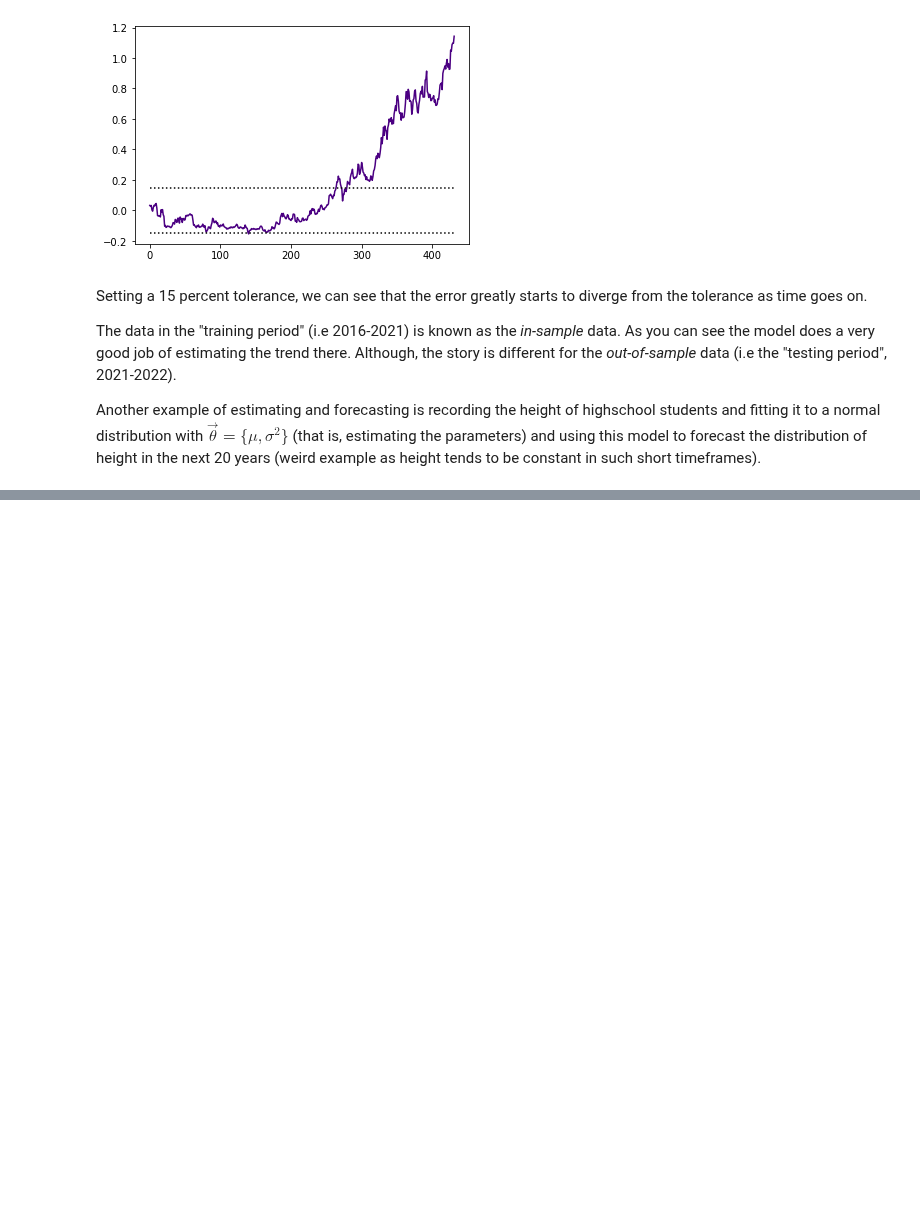
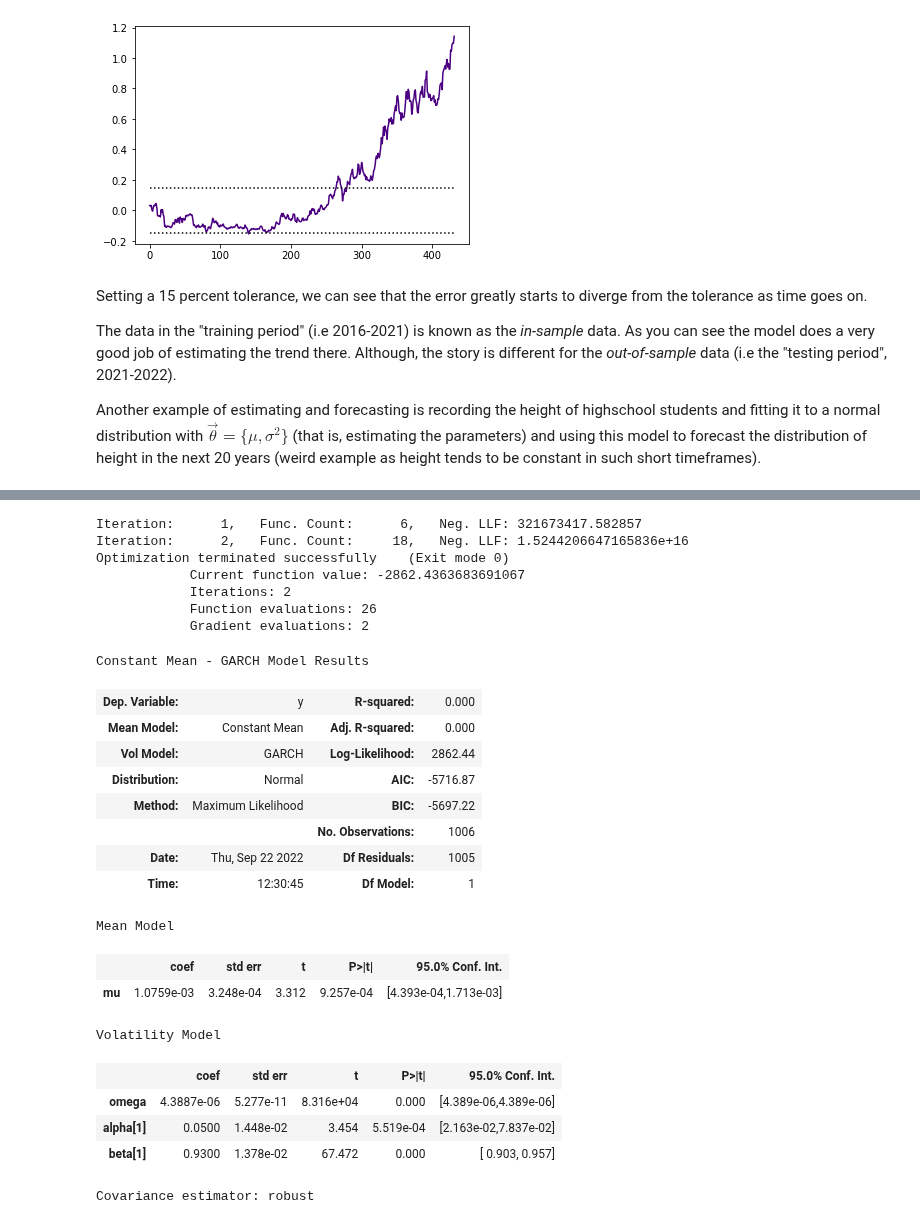
Before and after one commit to theheavygluon/Risk-Management-Course, a Jupyter notebook: Lecture 7 - Risk Backtesting and Forecasting.ipynb, the cells around one changed output, grey strips where cells are left out. Cells and saved outputs as stored; diff of their text form; code cells hidden in the pictures; blank space fills up the shorter version.

```diff
--- a/Lecture 7 - Risk Backtesting and Forecasting.ipynb
+++ b/Lecture 7 - Risk Backtesting and Forecasting.ipynb
@@ -116,0 +188,33 @@ The Kupiec Test is accepted or rejected based on only how many VaR exceedances t
+# %%
+from arch import arch_model
+
+sigma_estimate = arch_model(training_data, p=1, q=1,dist='normal')
+sigma_estimate = sigma_estimate.fit() ## fitting the training data to a GARCH(1,1) model
+
+sigma_estimate.summary()
+# %% [output]
+Iteration:      1,   Func. Count:      6,   Neg. LLF: 321673417.582857
+Iteration:      2,   Func. Count:     18,   Neg. LLF: 1.5244206647165836e+16
+Optimization terminated successfully    (Exit mode 0)
+            Current function value: -2862.4363683691067
+            Iterations: 2
+            Function evaluations: 26
+            Gradient evaluations: 2
+Constant Mean - GARCH Model Results
+| Dep. Variable: | y | R-squared: | 0.000 |
+| Mean Model: | Constant Mean | Adj. R-squared: | 0.000 |
+| Vol Model: | GARCH | Log-Likelihood: | 2862.44 |
+| Distribution: | Normal | AIC: | -5716.87 |
+| Method: | Maximum Likelihood | BIC: | -5697.22 |
+|  |  | No. Observations: | 1006 |
+| Date: | Thu, Sep 22 2022 | Df Residuals: | 1005 |
+| Time: | 12:30:45 | Df Model: | 1 |
+Mean Model
+|  | coef | std err | t | P>|t| | 95.0% Conf. Int. |
+| mu | 1.0759e-03 | 3.248e-04 | 3.312 | 9.257e-04 | [4.393e-04,1.713e-03] |
+Volatility Model
+|  | coef | std err | t | P>|t| | 95.0% Conf. Int. |
+| omega | 4.3887e-06 | 5.277e-11 | 8.316e+04 | 0.000 | [4.389e-06,4.389e-06] |
+| alpha[1] | 0.0500 | 1.448e-02 | 3.454 | 5.519e-04 | [2.163e-02,7.837e-02] |
+| beta[1] | 0.9300 | 1.378e-02 | 67.472 | 0.000 | [ 0.903, 0.957] |
+Covariance estimator: robust
```
Also changed, not shown: parts of 13 cells of this notebook.
